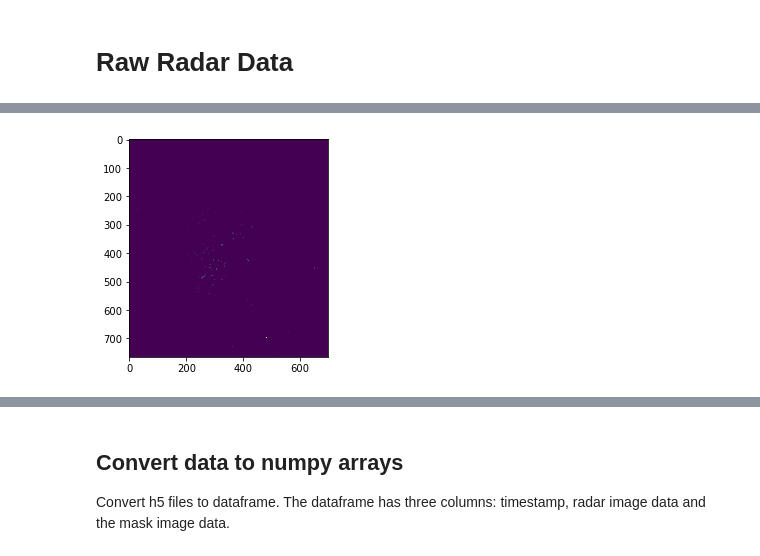
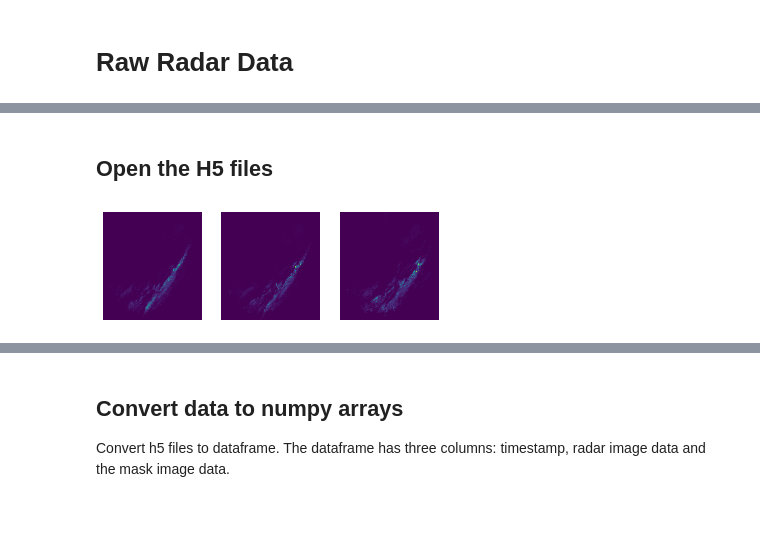
Before and after one commit to KoertS/precipitation-nowcasting-using-GANs, a Jupyter notebook: precipitation_forecasting/preprocess_data.ipynb, the cells around one changed output, grey strips where cells are left out. Saved outputs shown, nothing was run; the diff lists cells and outputs as text; code cells hidden in the pictures; blank space fills up the shorter version.

```diff
--- a/precipitation_forecasting/preprocess_data.ipynb
+++ b/precipitation_forecasting/preprocess_data.ipynb
@@ -24,4 +25,4 @@ ls: write error
 # %%
-files = [f for f in os.listdir(path_ds) if os.path.isfile(os.path.join(path_ds, f))]
+files = sorted([f for f in os.listdir(path_ds) if os.path.isfile(os.path.join(path_ds, f))])
 print("Number of days in dataset = ", len(files))
 # %% [output]
@@ -89,0 +62,22 @@ Apparently the mask can have than two different values. So let's take a look at
+# %%
+def is_5m_between(filename1, filename2):
+    '''
+    Checks if difference in time between two consecutive files is 5 minutes.
+    If it is not, print the two timestamps
+    '''
+    d1 = get_datetime(filename1)
+    d2 = get_datetime(filename2)
+
+    diff = get_diff_minutes(d1, d2)
+
+    if diff != 5:
+        print('{} minutes gap between {} and {}'.format(diff,d1,d2))
+        return False
+    return True
+# %%
+gaps=[]
+for i in range(0,len(files)-1):
+    # check if tim
+    if not is_5m_between(files[i],files[i+1]):
+        gaps.append([files[i], files[i+1]])
+print('There are {} gaps in the data'.format(len(gaps)))
@@ -90,7 +102,21 @@ Apparently the mask can have than two different values. So let's take a look at
+# %% [markdown]
+## Open the H5 files
 # %%
-# Set the masked pixel to 0 so that difference between pixel values can be better seen
-radar_img[radar_img==65535] = 0
-plt.imshow(radar_img)
-plt.show()
+# plot 3 images with interval of 3 (=15m) between them
+fig = plt.figure()
+for i in range(0,9,3):
+    path_file = path_ds  + '/' + files[i]
+
+
+    with h5py.File(path_file, 'r') as h5f:
+        radar_img = h5f['image1']['image_data'][:]
+
+        # Plot the radar image
+        # Set the masked pixel to 0 so that difference between pixel values can be better seen
+        radar_img[radar_img==65535] = 0
+
+        plt.subplot(1, 3, i/3 +1)
+        plt.imshow(radar_img)
+        plt.axis('off')
 # %% [output]
-[figure, old version]
+[figure, new version]
```
Also changed, not shown: parts of 23 cells of this notebook.
